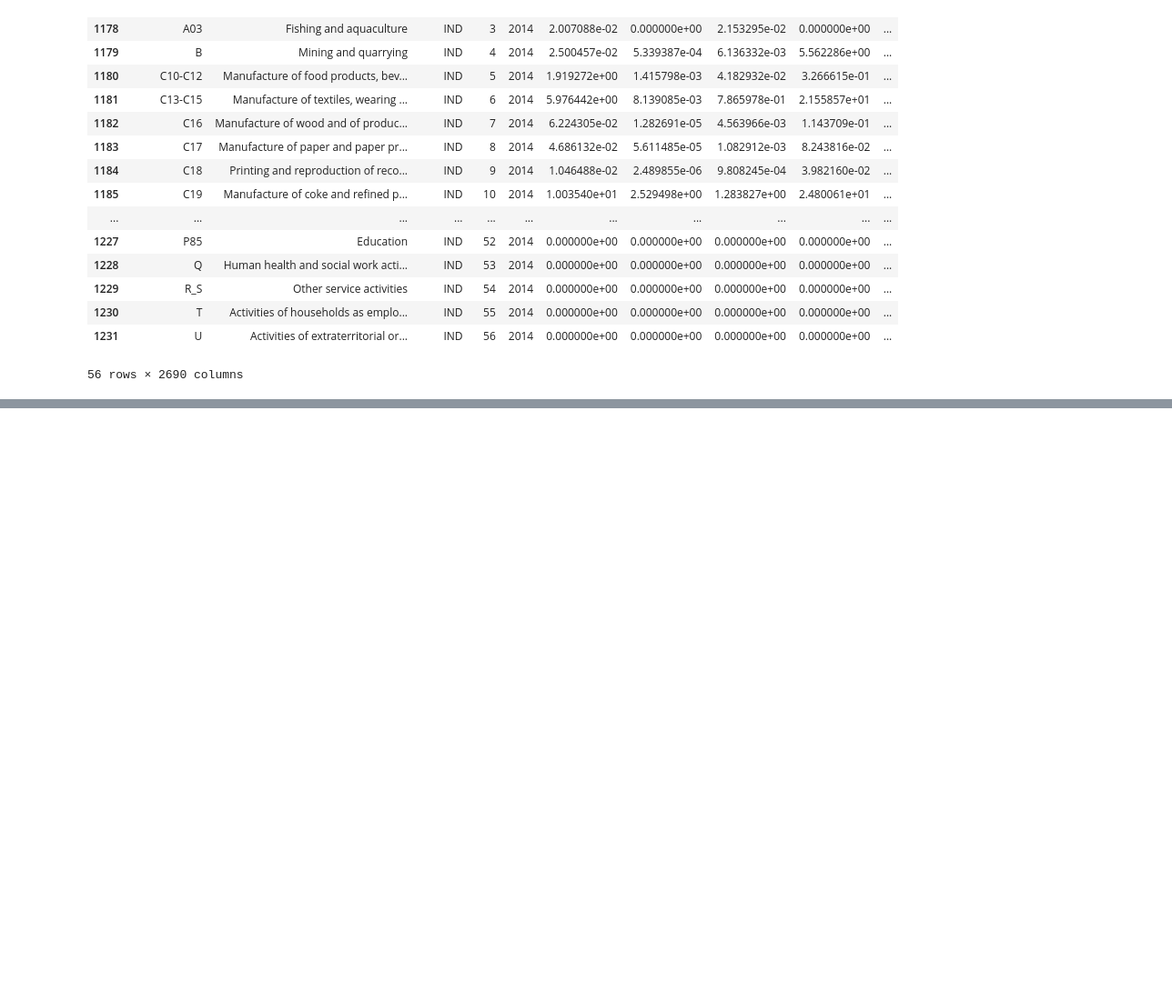
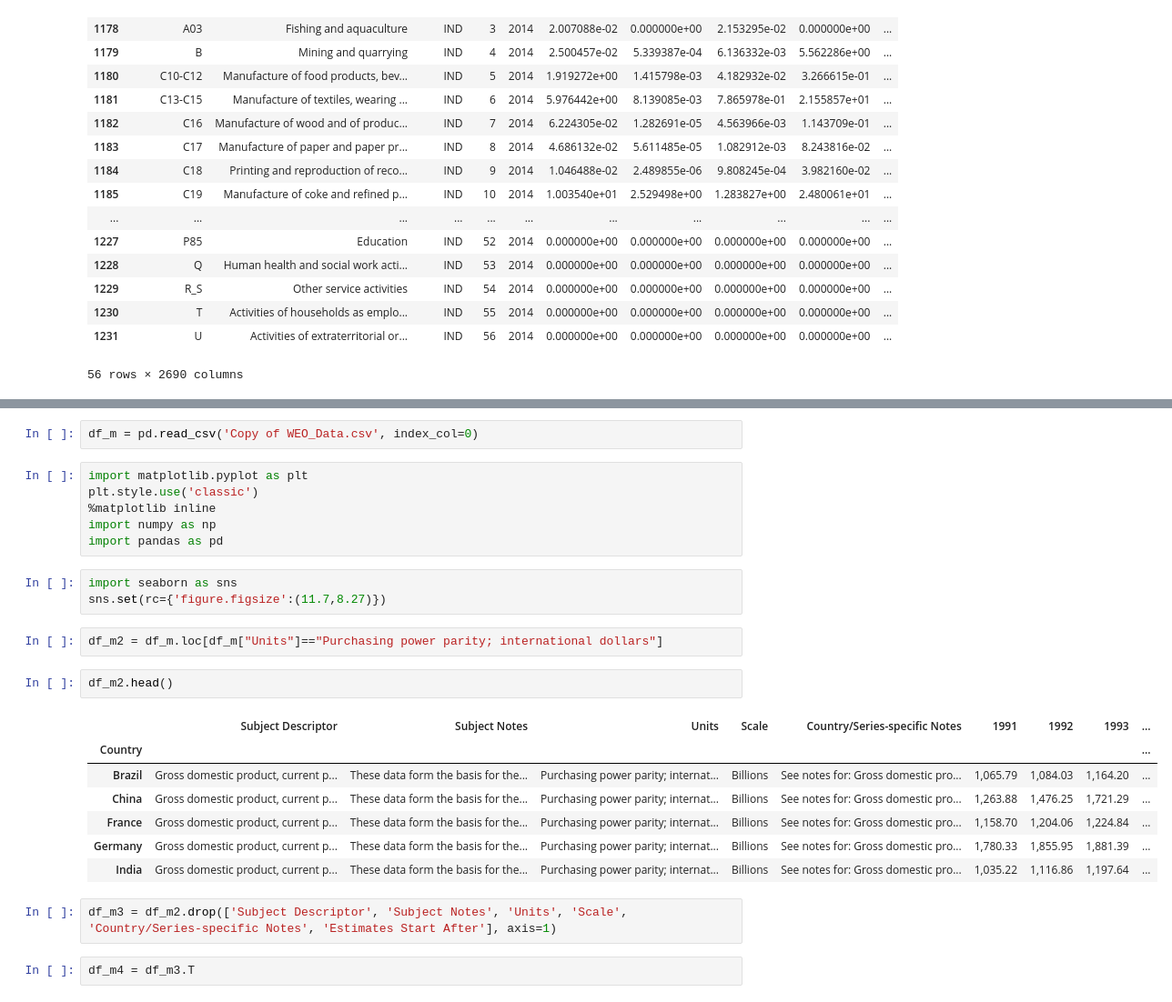
Before and after one commit to juanjohn/globalisation_indian_context, a Jupyter notebook: McKinsey_report.ipynb, the cells around one changed output, grey strips where cells are left out. Shown: that part at 91% size. Cells and saved outputs as stored; diff of their text form; blank space fills up the shorter version.

```diff
--- a/McKinsey_report.ipynb
+++ b/McKinsey_report.ipynb
@@ -47,0 +69,27 @@ df.loc[df['Country']=='IND']
+# %%
+df_m = pd.read_csv('Copy of WEO_Data.csv', index_col=0)
+# %%
+import matplotlib.pyplot as plt
+plt.style.use('classic')
+%matplotlib inline
+import numpy as np
+import pandas as pd
+# %%
+import seaborn as sns
+sns.set(rc={'figure.figsize':(11.7,8.27)})
+# %%
+df_m2 = df_m.loc[df_m["Units"]=="Purchasing power parity; international dollars"]
+# %%
+df_m2.head()
+# %% [output]
+|  | Subject Descriptor | Subject Notes | Units | Scale | Country/Series-specific Notes | 1991 | 1992 | 1993 | ... |
+| Country |  |  |  |  |  |  |  |  | ... |
+| Brazil | Gross domestic product, current p... | These data form the basis for the... | Purchasing power parity; internat... | Billions | See notes for: Gross domestic pro... | 1,065.79 | 1,084.03 | 1,164.20 | ... |
+| China | Gross domestic product, current p... | These data form the basis for the... | Purchasing power parity; internat... | Billions | See notes for: Gross domestic pro... | 1,263.88 | 1,476.25 | 1,721.29 | ... |
+| France | Gross domestic product, current p... | These data form the basis for the... | Purchasing power parity; internat... | Billions | See notes for: Gross domestic pro... | 1,158.70 | 1,204.06 | 1,224.84 | ... |
+| Germany | Gross domestic product, current p... | These data form the basis for the... | Purchasing power parity; internat... | Billions | See notes for: Gross domestic pro... | 1,780.33 | 1,855.95 | 1,881.39 | ... |
+| India | Gross domestic product, current p... | These data form the basis for the... | Purchasing power parity; internat... | Billions | See notes for: Gross domestic pro... | 1,035.22 | 1,116.86 | 1,197.64 | ... |
+# %%
+df_m3 = df_m2.drop(['Subject Descriptor', 'Subject Notes', 'Units', 'Scale', 'Country/Series-specific Notes', 'Estimates Start After'], axis=1)
+# %%
+df_m4 = df_m3.T
```
Also changed, not shown: parts of 8 cells of this notebook.
